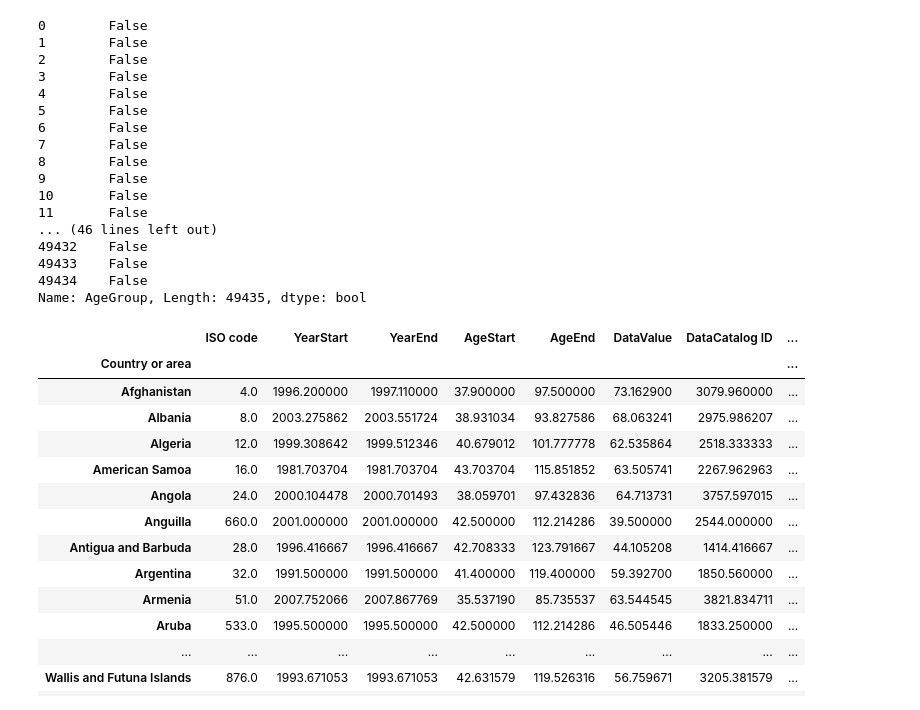
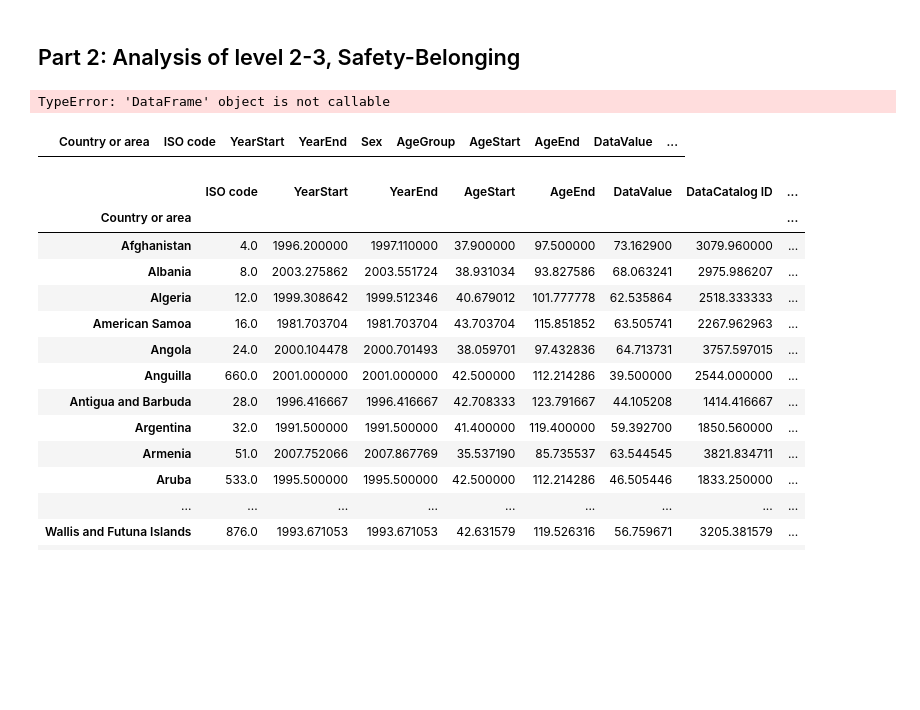
Before and after one commit to winwowin/Final_Project, a Jupyter notebook: 590PR_Final_WinYaoPhil.ipynb, the cells around one changed output. Drawn from its saved outputs; the diff is of its cells as text; code cells hidden in the pictures; blank space fills up the shorter version.

Commit message:
Clean up the mess, organize/collapse the classes, optimized base level, flip the graph to suit the theory

```diff
--- a/590PR_Final_WinYaoPhil.ipynb
+++ b/590PR_Final_WinYaoPhil.ipynb
@@ -218,23 +401,13 @@ peace = GET_DATA().Peace()
+# %% [markdown]
+## Part 2: Analysis of level 2-3, Safety-Belonging
+# %%
+married()
+# %% [output]
+TypeError: 'DataFrame' object is not callable
 # %%
-married['AgeGroup']=='Total'
+married[married['AgeGroup']=='Total']
 # %% [output]
-0        False
-1        False
-2        False
-3        False
-4        False
-5        False
-6        False
-7        False
-8        False
-9        False
-10       False
-11       False
-... (46 lines left out)
-49432    False
-49433    False
-49434    False
-Name: AgeGroup, Length: 49435, dtype: bool
+|  | Country or area | ISO code | YearStart | YearEnd | Sex | AgeGroup | AgeStart | AgeEnd | DataValue | ... |
 # %%
 married.groupby(['Country or area']).mean()
 # %% [output]
```
Also changed, not shown: parts of 23 cells of this notebook, 1 other file.
